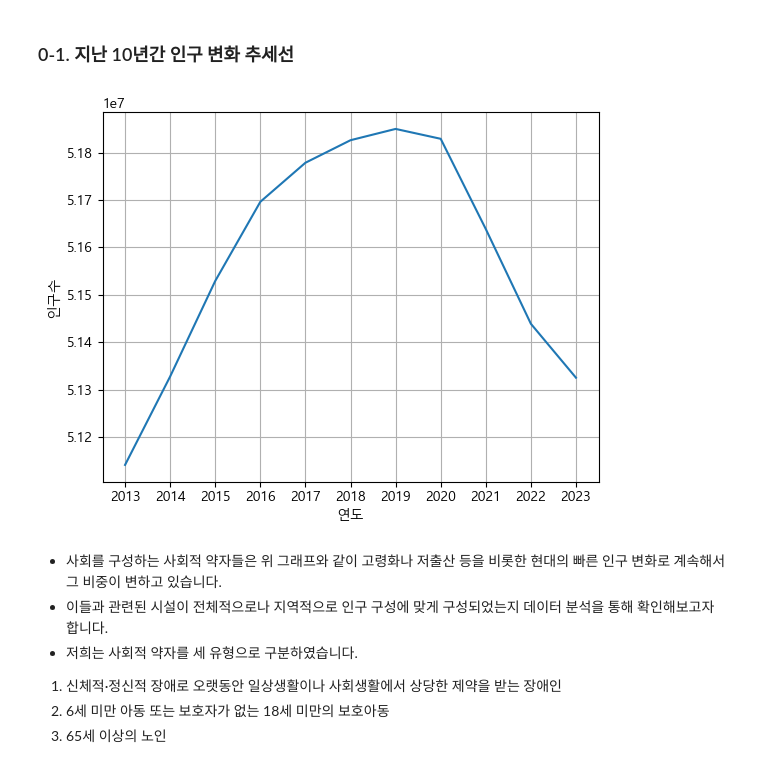
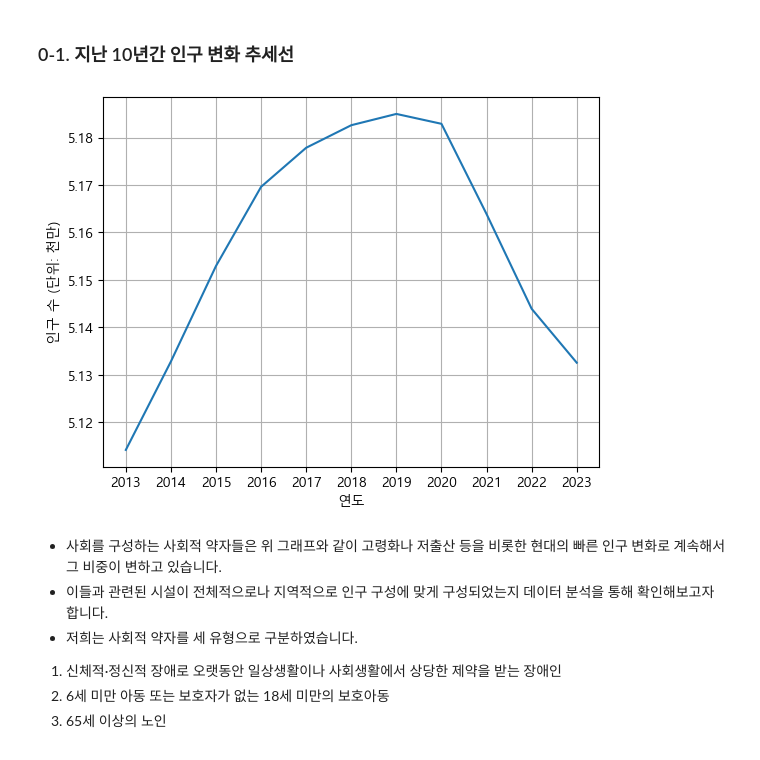
Before and after one commit to sjunc/2024-DA-Team, a Jupyter notebook: 분석 파일/kbs-kbs-DA.ipynb, the cells around one changed output. Saved outputs shown, nothing was run; the diff lists cells and outputs as text; code cells hidden in the pictures.

```diff
--- a/분석 파일/kbs-kbs-DA.ipynb
+++ b/분석 파일/kbs-kbs-DA.ipynb
@@ -40,36 +40,36 @@ with open('../데이터/1996~2023연령별_인구변화_전체.csv', 'r', encodi
 
     # 첫 번째 행(연도), 두 번째 행(합계)은 건너뛰기
     next(data)  # 첫 번째 헤더(연도) 건너뛰기
     next(data)  # 두 번째 행(합계) 건너뛰기
 
 
 
 with open('../데이터/장애인_인구_시군구별.csv', 'r', encoding='euc-kr') as f:
     data = csv.reader(f)
 
     next(data)
 
     for row in data:
         if row[0] == '전국':
             handicap_change = row[7:]
             handicap.extend(handicap_change)
 
 
-all = [int(x) for x in all]
+all = [int(x) / 1e7 for x in all]
 handicap = [int(x) for x in handicap]
 
 years = [2013, 2014, 2015, 2016, 2017, 2018, 2019, 2020, 2021, 2022, 2023]
 
 # x축에 연도 설정
 
 plt.plot(all)
 plt.xticks(range(len(all)), years)  # x축에 연도 표시
 plt.xlabel('연도')
-plt.ylabel('인구수')
+plt.ylabel('인구 수 (단위: 천만)')
 plt.grid(True)
 plt.show()
 # %% [output]
-[figure, old version]
+[figure, new version]
 # %% [markdown]
 - 사회를 구성하는 사회적 약자들은 위 그래프와 같이 고령화나 저출산 등을 비롯한 현대의 빠른 인구 변화로 계속해서 그 비중이 변하고 있습니다.
 - 이들과 관련된 시설이 전체적으로나 지역적으로 인구 구성에 맞게 구성되었는지 데이터 분석을 통해 확인해보고자 합니다.
```
